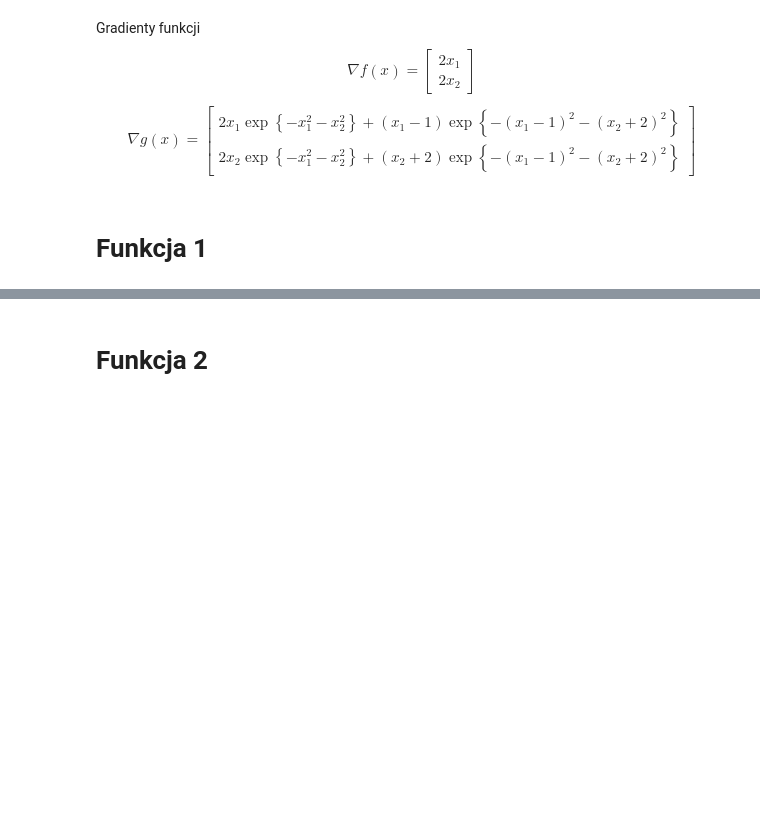
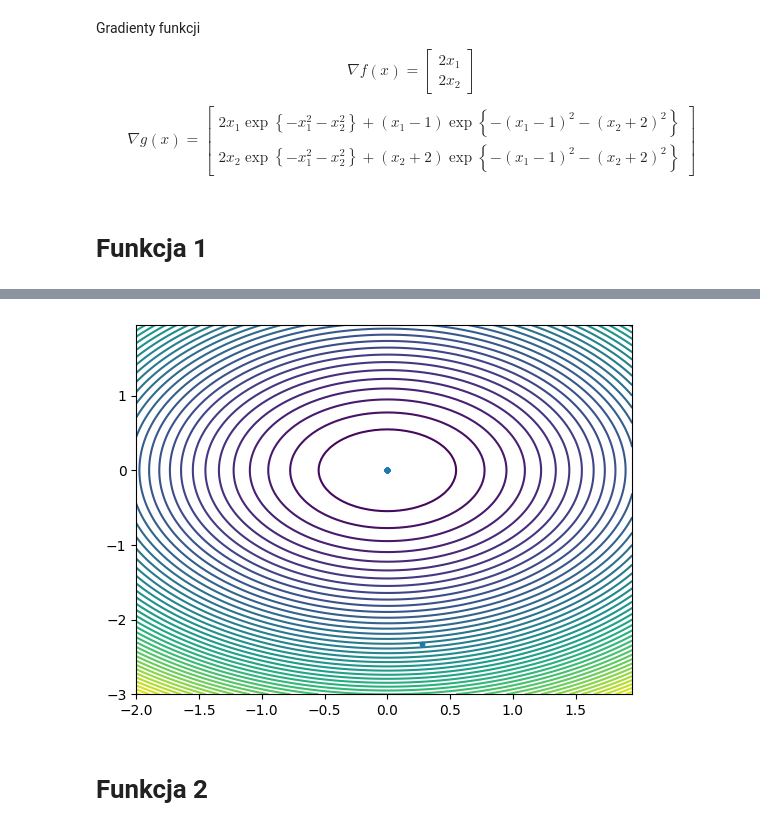
Before and after one commit to gwardasz/wsi-lab, a Jupyter notebook: zadanie_1b.ipynb, the cells around one changed output, grey strips where cells are left out. Saved outputs shown, nothing was run; the diff lists cells and outputs as text; code cells hidden in the pictures; blank space fills up the shorter version.

```diff
--- a/zadanie_1b.ipynb
+++ b/zadanie_1b.ipynb
@@ -105,2 +205,6 @@ class SimpleGradientDescent:
+# %%
+test_plot(f_x, f_x_grad, alpha=0.5)
+# %% [output]
+[figure, added]
 # %% [markdown]
 # Funkcja 2
```
Also changed, not shown: parts of 20 cells of this notebook.
